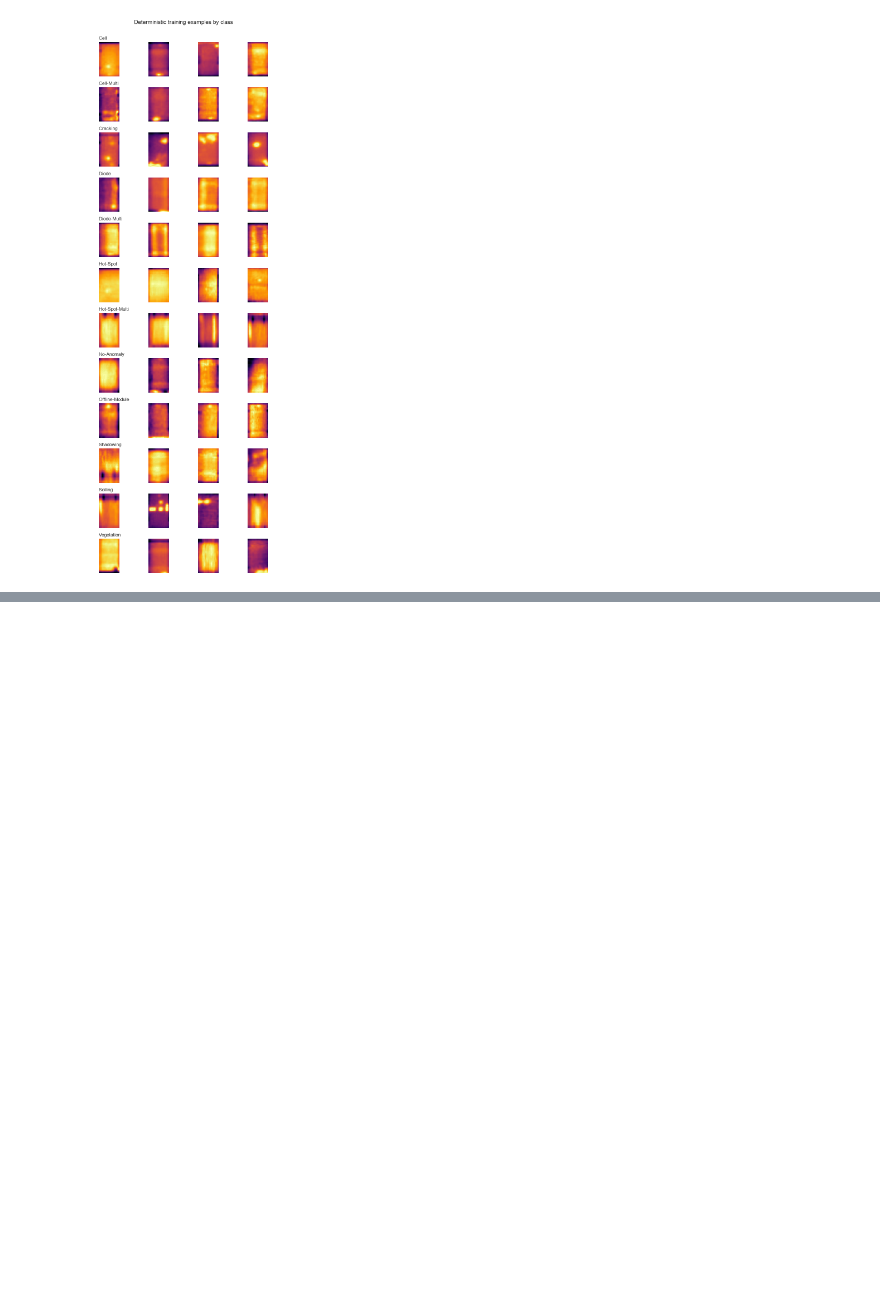
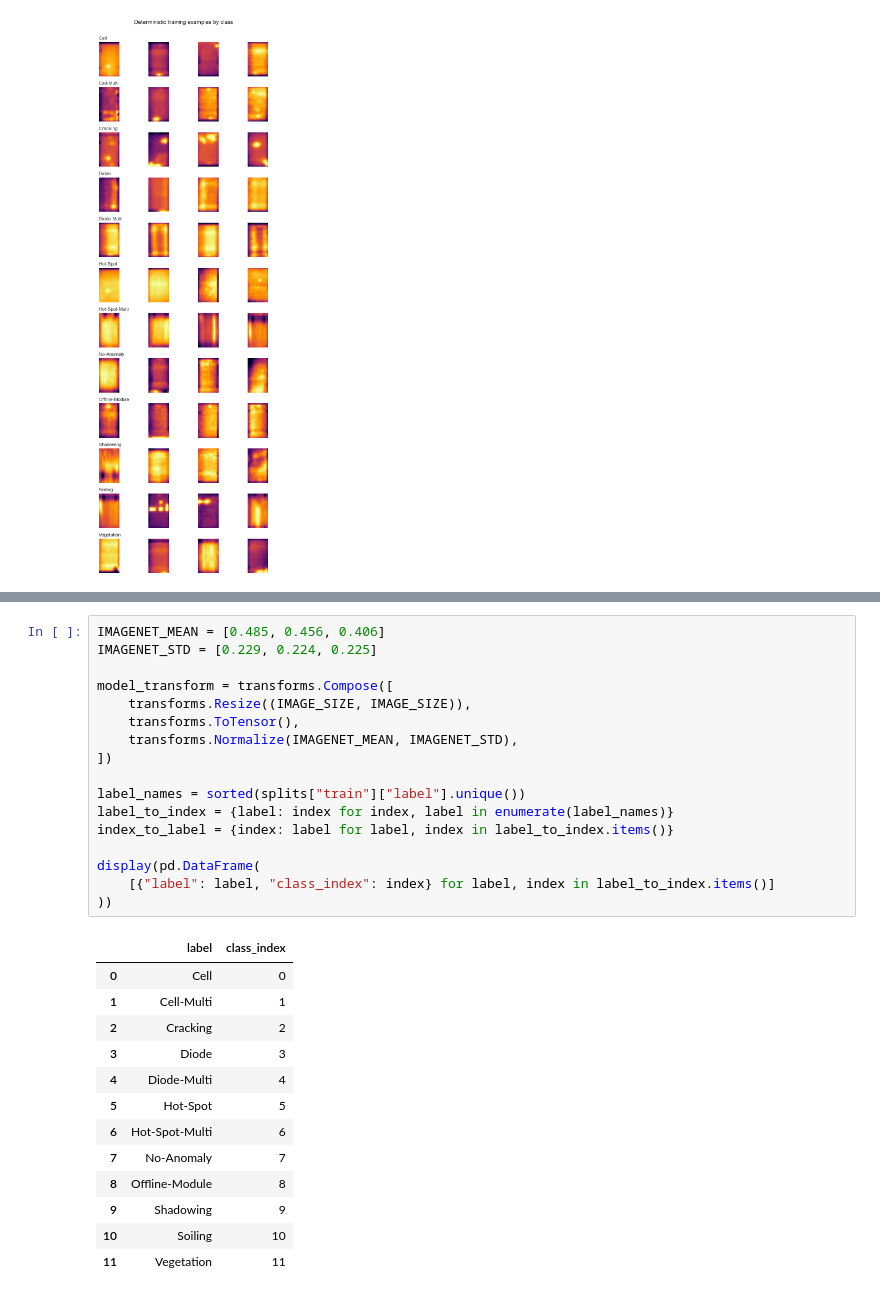
Before and after one commit to Althaf-0130/Fine-Grained-Photovoltaic-Fault-Classification-from-Infrared-Images, a Jupyter notebook: PV_Fault_Classification_Colab.ipynb, the cells around one changed output, grey strips where cells are left out. Drawn from its saved outputs; the diff is of its cells as text; blank space fills up the shorter version.

```diff
--- a/PV_Fault_Classification_Colab.ipynb
+++ b/PV_Fault_Classification_Colab.ipynb
@@ -567,0 +572,31 @@ plt.show()
+# %%
+IMAGENET_MEAN = [0.485, 0.456, 0.406]
+IMAGENET_STD = [0.229, 0.224, 0.225]
+
+model_transform = transforms.Compose([
+    transforms.Resize((IMAGE_SIZE, IMAGE_SIZE)),
+    transforms.ToTensor(),
+    transforms.Normalize(IMAGENET_MEAN, IMAGENET_STD),
+])
+
+label_names = sorted(splits["train"]["label"].unique())
+label_to_index = {label: index for index, label in enumerate(label_names)}
+index_to_label = {index: label for label, index in label_to_index.items()}
+
+display(pd.DataFrame(
+    [{"label": label, "class_index": index} for label, index in label_to_index.items()]
+))
+# %% [output]
+|  | label | class_index |
+| 0 | Cell | 0 |
+| 1 | Cell-Multi | 1 |
+| 2 | Cracking | 2 |
+| 3 | Diode | 3 |
+| 4 | Diode-Multi | 4 |
+| 5 | Hot-Spot | 5 |
+| 6 | Hot-Spot-Multi | 6 |
+| 7 | No-Anomaly | 7 |
+| 8 | Offline-Module | 8 |
+| 9 | Shadowing | 9 |
+| 10 | Soiling | 10 |
+| 11 | Vegetation | 11 |
```
Also changed, not shown: parts of 6 cells of this notebook.
